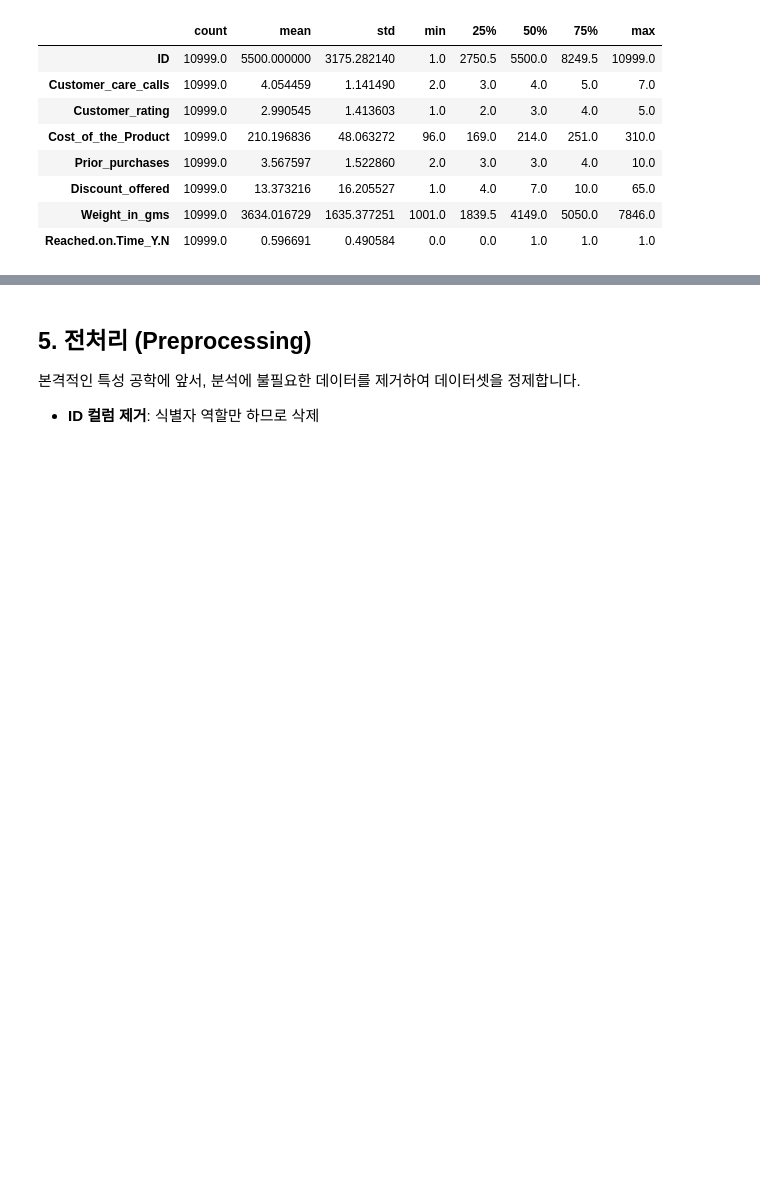
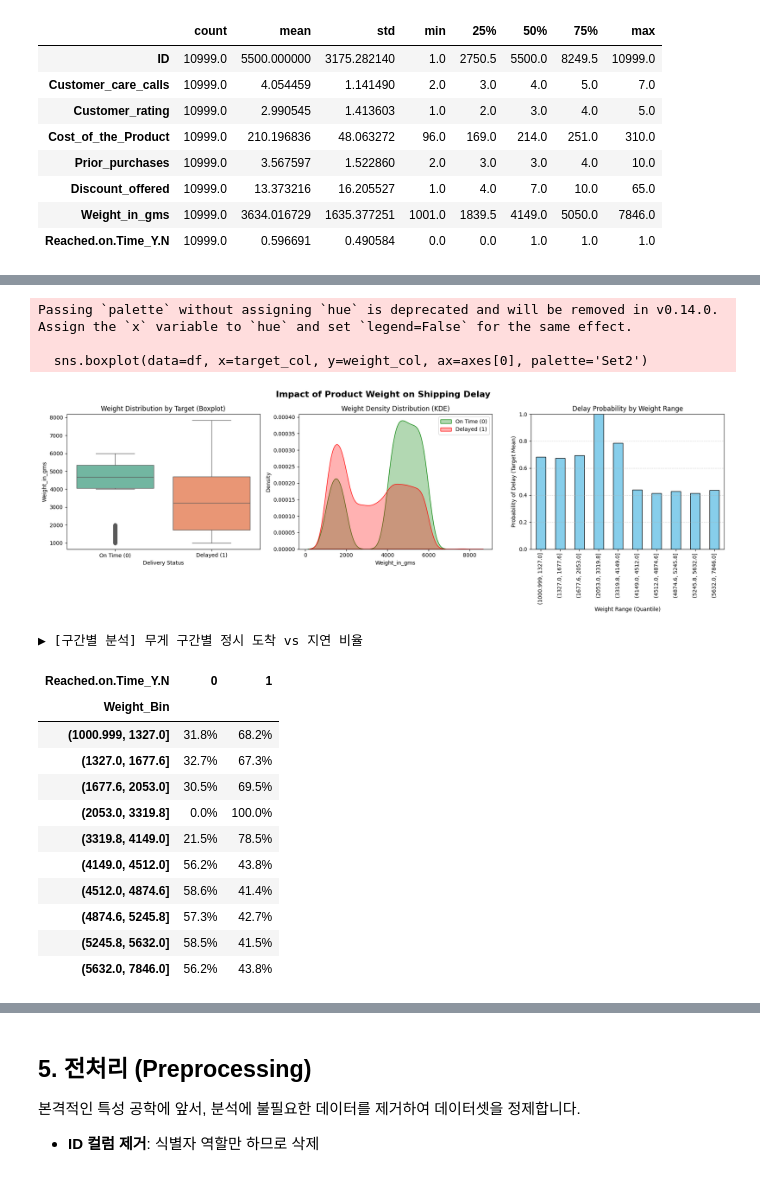
Before and after one commit to dfre1233-sddweq/Ecom_Shipping, a Jupyter notebook: E_Commerce_Shipping_Ver_1.0.ipynb, the cells around one changed output, grey strips where cells are left out. Cells and saved outputs as stored; diff of their text form; code cells hidden in the pictures; blank space fills up the shorter version.

```diff
--- a/E_Commerce_Shipping_Ver_1.0.ipynb
+++ b/E_Commerce_Shipping_Ver_1.0.ipynb
@@ -193,0 +207,68 @@ plt.show()
+# %%
+# -----------------------------------------------------------
+# [시각화] 무게(Weight_in_gms)와 타겟(Reached.on.Time_Y.N) 관계 분석
+# -----------------------------------------------------------
+
+# 컬럼명 정의 (편의상 변수로 지정)
+weight_col = 'Weight_in_gms'
+target_col = 'Reached.on.Time_Y.N'
+
+# 1. 캔버스 설정 (3개의 그래프를 한번에 그리기)
+fig, axes = plt.subplots(1, 3, figsize=(18, 6))
+plt.suptitle('Impact of Product Weight on Shipping Delay', fontsize=16, fontweight='bold')
+
+# [그래프 1] Boxplot: 타겟별 무게 분포 요약
+# 중앙값과 사분위수를 통해 두 그룹(정시/지연)의 무게 차이를 직관적으로 비교
+sns.boxplot(data=df, x=target_col, y=weight_col, ax=axes[0], palette='Set2')
+axes[0].set_title('Weight Distribution by Target (Boxplot)', fontsize=12)
+axes[0].set_xticklabels(['On Time (0)', 'Delayed (1)'])
+axes[0].set_xlabel('Delivery Status')
+
+# [그래프 2] KDE Plot: 무게 밀도 함수 비교 (겹침 확인)
+# 두 그룹의 분포가 얼마나 겹치는지, 특정 무게에 몰려있는지 확인
+sns.kdeplot(data=df[df[target_col]==0], x=weight_col, fill=True, label='On Time (0)', ax=axes[1], color='green', alpha=0.3)
+sns.kdeplot(data=df[df[target_col]==1], x=weight_col, fill=True, label='Delayed (1)', ax=axes[1], color='red', alpha=0.3)
+axes[1].set_title('Weight Density Distribution (KDE)', fontsize=12)
+axes[1].legend()
+
+# [그래프 3] Barplot: 무게 구간별 지연 발생률 (Trend)
+# 무게를 10등급으로 나누어, 각 구간에서 '지연(1)'이 발생한 비율을 봅니다.
+# 1에 가까울수록 해당 무게 구간은 배송이 지연될 확률이 높다는 뜻입니다.
+df['Weight_Bin'] = pd.qcut(df[weight_col], q=10) # 무게를 10등분
+weight_delay_prob = df.groupby('Weight_Bin')[target_col].mean()
+
+weight_delay_prob.plot(kind='bar', ax=axes[2], color='skyblue', edgecolor='black')
+axes[2].set_title('Delay Probability by Weight Range', fontsize=12)
+axes[2].set_ylabel('Probability of Delay (Target Mean)')
+axes[2].set_xlabel('Weight Range (Quantile)')
+axes[2].set_ylim(0, 1) # 확률은 0~1 사이
+axes[2].grid(axis='y', linestyle='--', alpha=0.5)
+
+plt.tight_layout()
+plt.subplots_adjust(top=0.88) # 제목 공간 확보
+plt.show()
+
+# -----------------------------------------------------------
+# [추가 분석] 특정 구간(예: 가벼운 물건 vs 무거운 물건) 수치 확인
+# -----------------------------------------------------------
+print("▶ [구간별 분석] 무게 구간별 정시 도착 vs 지연 비율")
+# 보기 좋게 데이터프레임으로 출력
+display(df.groupby('Weight_Bin')[target_col].value_counts(normalize=True).unstack().style.format("{:.1%}").background_gradient(cmap='Reds'))
+# %% [output]
+Passing `palette` without assigning `hue` is deprecated and will be removed in v0.14.0. Assign the `x` variable to `hue` and set `legend=False` for the same effect.
+
+  sns.boxplot(data=df, x=target_col, y=weight_col, ax=axes[0], palette='Set2')
+[figure, added]
+▶ [구간별 분석] 무게 구간별 정시 도착 vs 지연 비율
+| Reached.on.Time_Y.N | 0 | 1 |
+| Weight_Bin |  |  |
+| (1000.999, 1327.0] | 31.8% | 68.2% |
+| (1327.0, 1677.6] | 32.7% | 67.3% |
+| (1677.6, 2053.0] | 30.5% | 69.5% |
+| (2053.0, 3319.8] | 0.0% | 100.0% |
+| (3319.8, 4149.0] | 21.5% | 78.5% |
+| (4149.0, 4512.0] | 56.2% | 43.8% |
+| (4512.0, 4874.6] | 58.6% | 41.4% |
+| (4874.6, 5245.8] | 57.3% | 42.7% |
+| (5245.8, 5632.0] | 58.5% | 41.5% |
+| (5632.0, 7846.0] | 56.2% | 43.8% |
```
Also changed, not shown: parts of 9 cells of this notebook.
